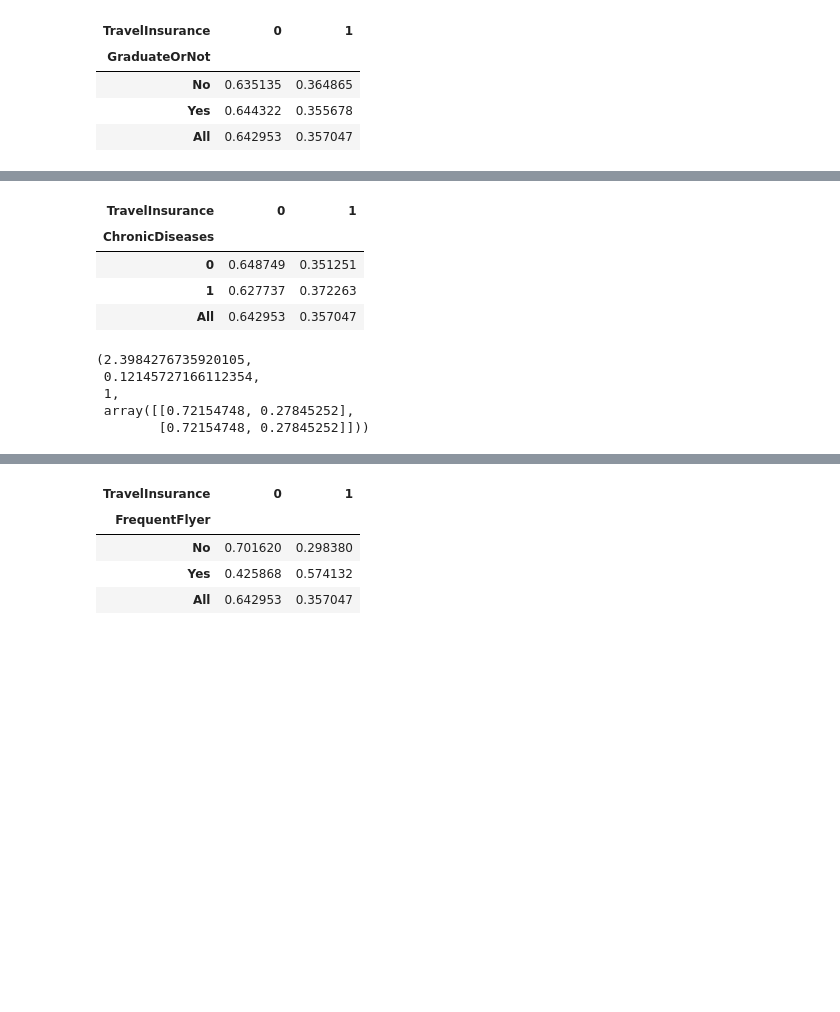
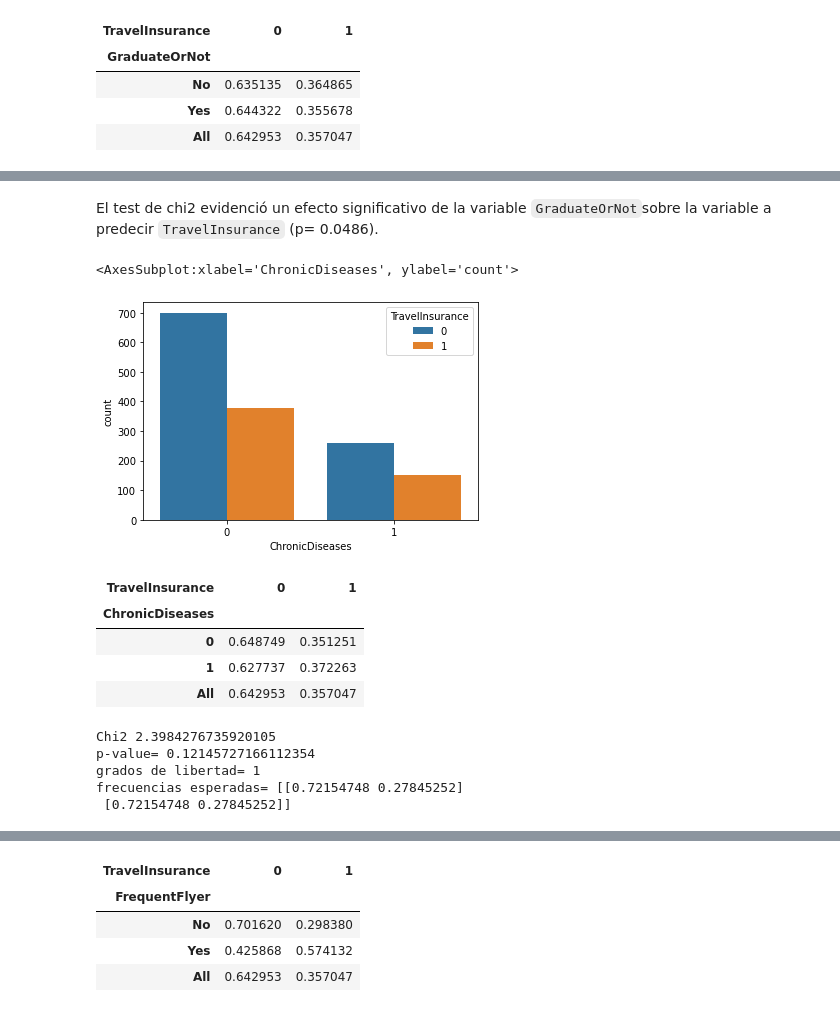
Before and after one commit to estebanarr/aprendizaje_supervisado, a Jupyter notebook: src/Análisis exploratorio.ipynb, the cells around one changed output, grey strips where cells are left out. Cells and saved outputs as stored; diff of their text form; code cells hidden in the pictures; blank space fills up the shorter version.

```diff
--- a/src/Análisis exploratorio.ipynb
+++ b/src/Análisis exploratorio.ipynb
@@ -236,3 +252,11 @@ stats.chi2_contingency(graduate)
+# %% [markdown]
+El test de chi2 evidenció un efecto significativo de la variable `GraduateOrNot`sobre la variable a predecir `TravelInsurance` (p= 0.0486).
+# %%
+fig = plt.figure(figsize=(6,4))
+sns.countplot(train_df.ChronicDiseases,  hue=train_df.TravelInsurance )
+# %% [output]
+<AxesSubplot:xlabel='ChronicDiseases', ylabel='count'>
+[figure, added]
 # %%
 pd.crosstab(train_df.ChronicDiseases,train_df.TravelInsurance, margins=True, normalize="index")
 #La probabilidad de que otorguen el seguro no difiere de manera significativa entre aquellos que tiene enfermadades crónicas y los que no
@@ -245,10 +269,14 @@ pd.crosstab(train_df.ChronicDiseases,train_df.TravelInsurance, margins=True, nor
 # %%
 ##Test chi-cuadrado para analizar si es relevante o no esta variable
 diseases=pd.crosstab(train_df.TravelInsurance,train_df['ChronicDiseases'], normalize='index')
-stats.chi2_contingency(diseases)
+chi2, p, dof, ex =stats.chi2_contingency(diseases)
+print("Chi2", chi2)
+print("p-value=", p)
+print("grados de libertad=", dof)
+print("frecuencias esperadas=", ex)
 # %% [output]
-(2.3984276735920105,
- 0.12145727166112354,
- 1,
- array([[0.72154748, 0.27845252],
-        [0.72154748, 0.27845252]]))
+Chi2 2.3984276735920105
+p-value= 0.12145727166112354
+grados de libertad= 1
+frecuencias esperadas= [[0.72154748 0.27845252]
+ [0.72154748 0.27845252]]
```
Also changed, not shown: parts of 7 cells of this notebook.
